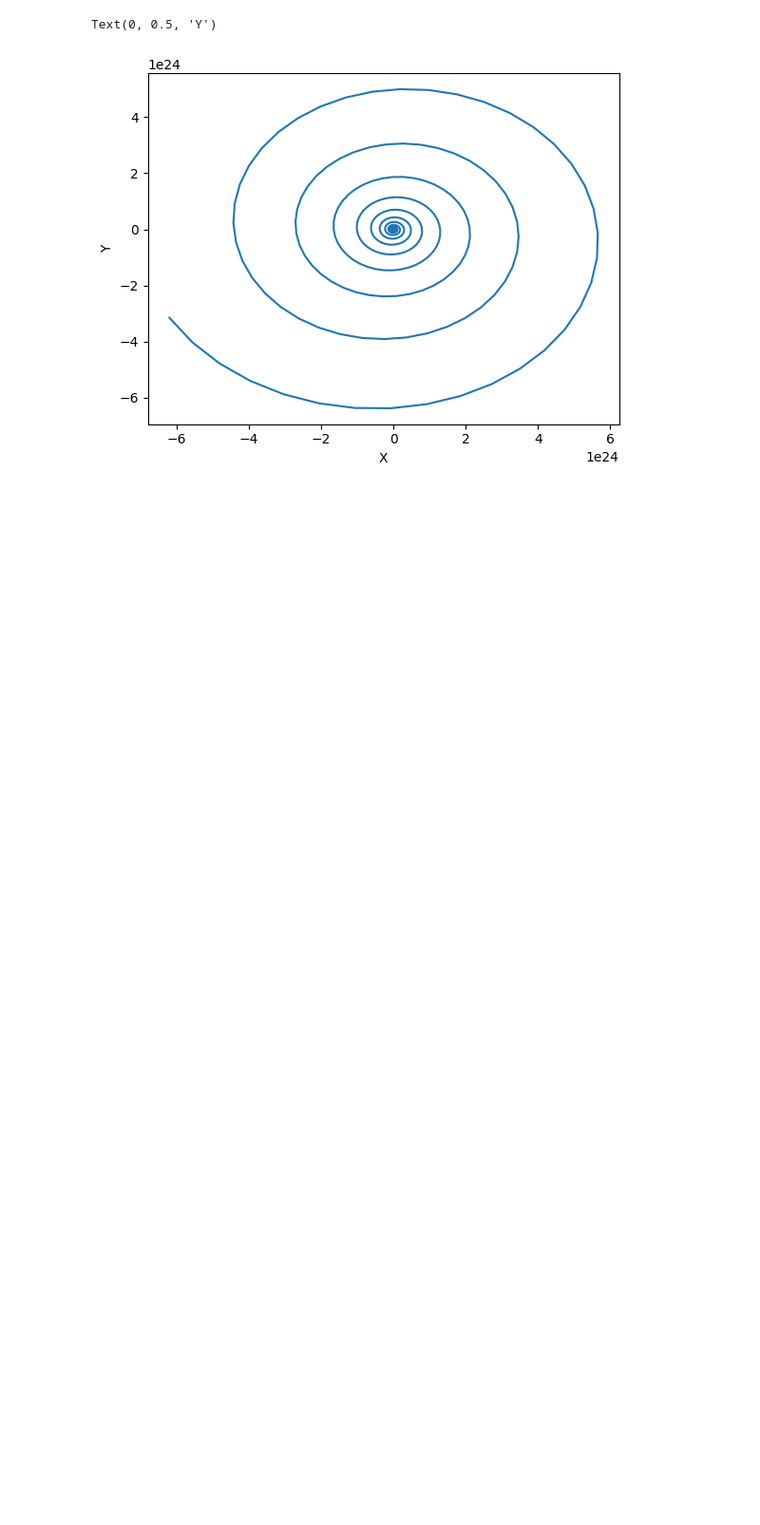
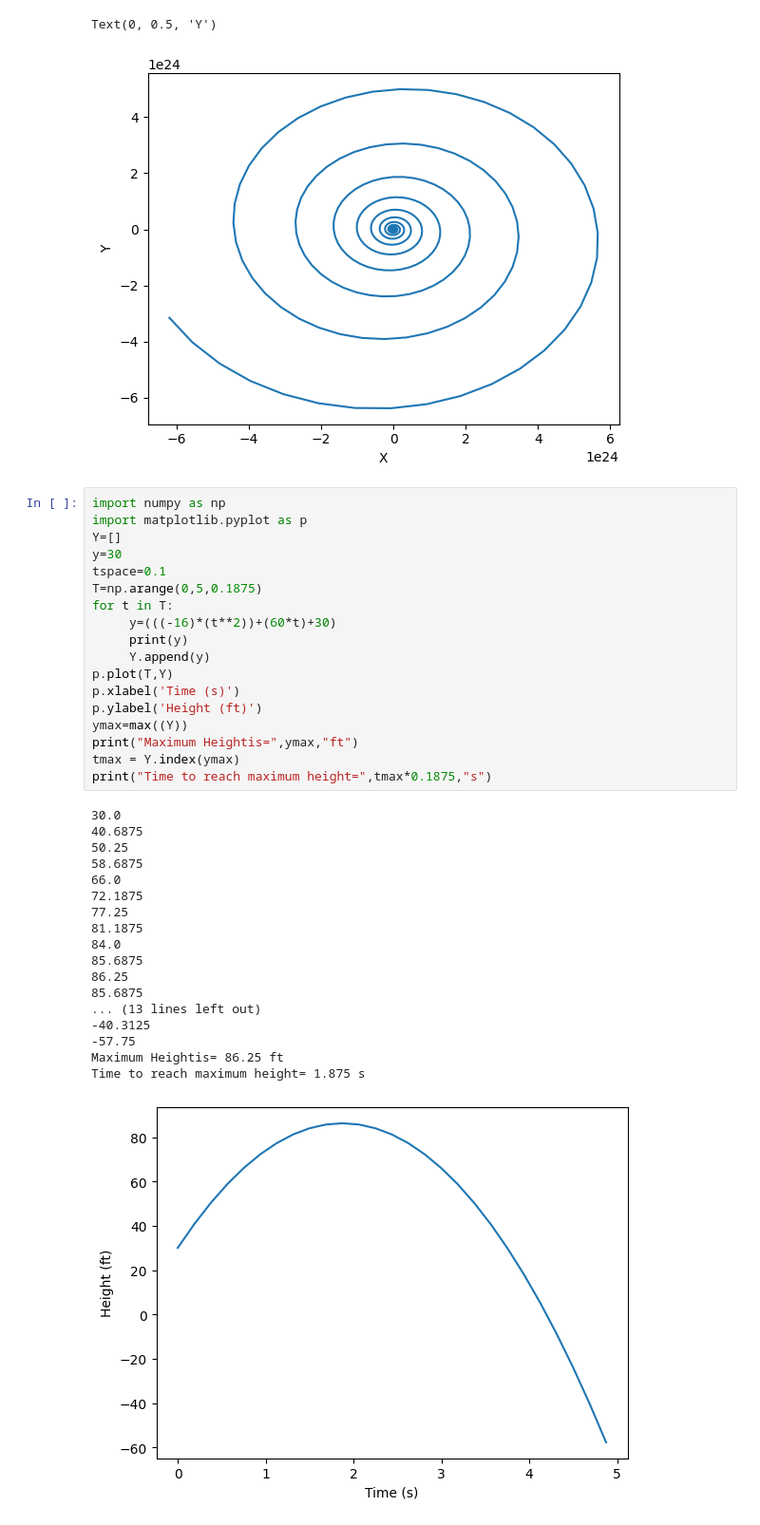
Before and after one commit to AbhinavKP01/simulationlab, a Jupyter notebook: simulation_lab.ipynb, the cells around one changed output. Shown at 95% size. Cells and saved outputs as stored; diff of their text form; blank space fills up the shorter version.

```diff
--- a/simulation_lab.ipynb
+++ b/simulation_lab.ipynb
@@ -582,3 +582,40 @@ p.ylabel('Y')
 # %% [output]
 Text(0, 0.5, 'Y')
 [figure]
+# %%
+import numpy as np
+import matplotlib.pyplot as p
+Y=[]
+y=30
+tspace=0.1
+T=np.arange(0,5,0.1875)
+for t in T:
+     y=(((-16)*(t**2))+(60*t)+30)
+     print(y)
+     Y.append(y)
+p.plot(T,Y)
+p.xlabel('Time (s)')
+p.ylabel('Height (ft)')
+ymax=max((Y))
+print("Maximum Heightis=",ymax,"ft")
+tmax = Y.index(ymax)
+print("Time to reach maximum height=",tmax*0.1875,"s")
+# %% [output]
+30.0
+40.6875
+50.25
+58.6875
+66.0
+72.1875
+77.25
+81.1875
+84.0
+85.6875
+86.25
+85.6875
+... (13 lines left out)
+-40.3125
+-57.75
+Maximum Heightis= 86.25 ft
+Time to reach maximum height= 1.875 s
+[figure, added]
```
Also changed, not shown: parts of 3 cells of this notebook.
